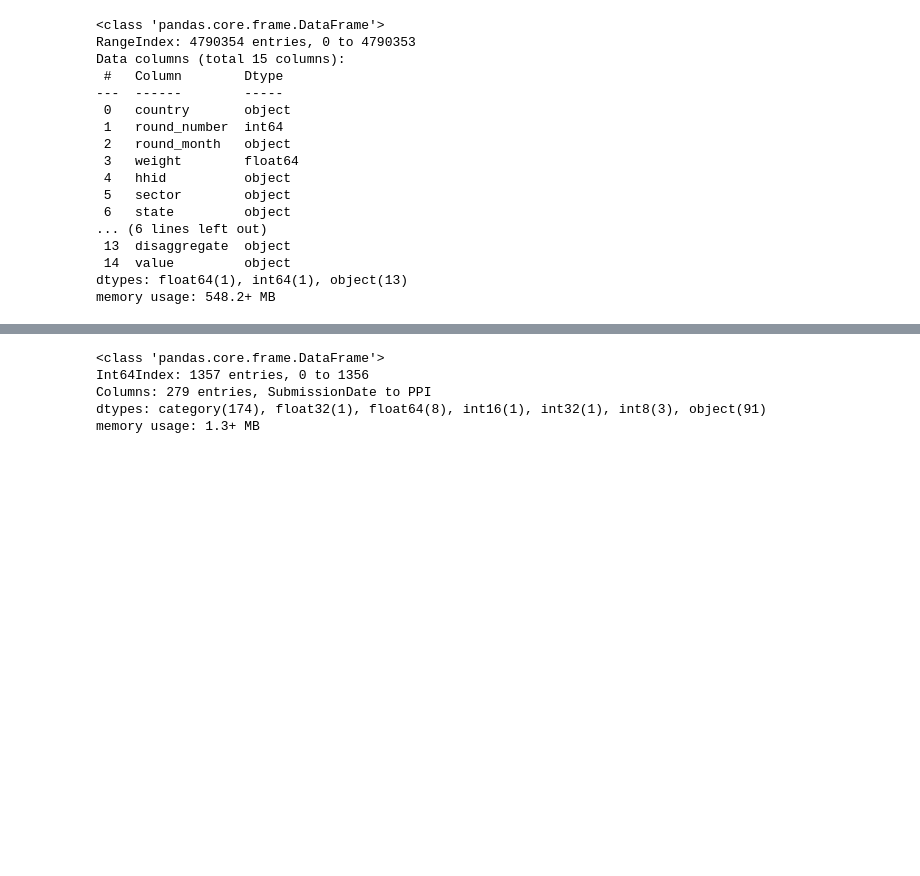
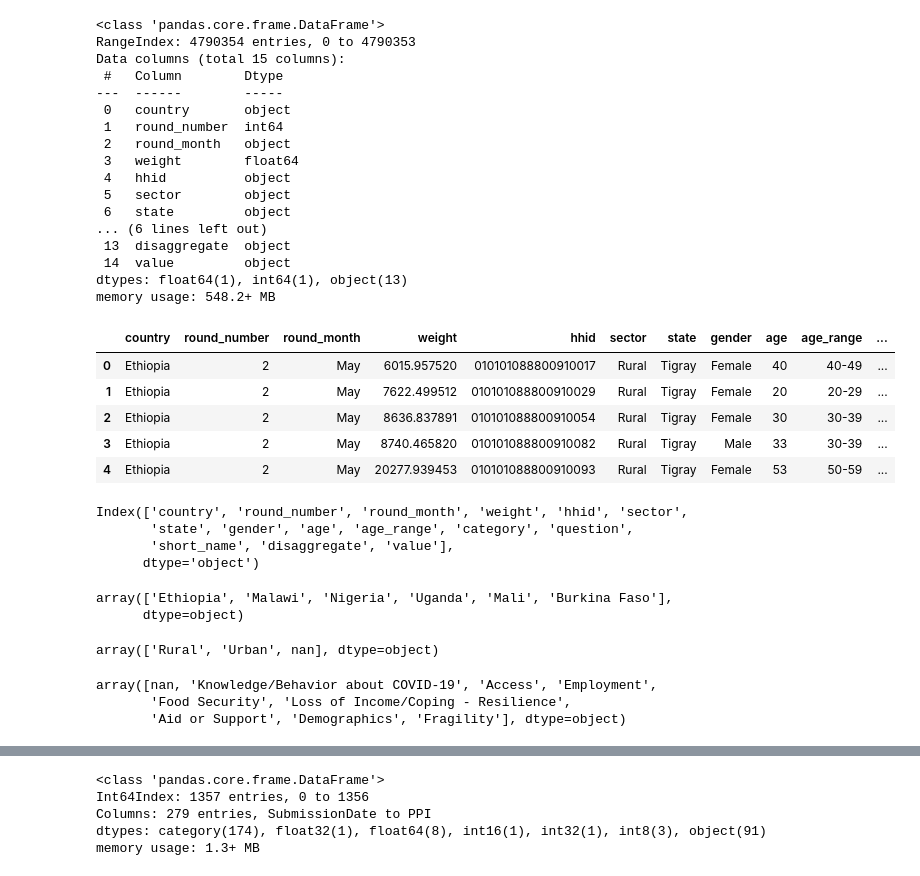
Before and after one commit to paultanger/COVID_SMEs, a Jupyter notebook: SME_data_EDA.ipynb, the cells around one changed output, grey strips where cells are left out. Drawn from its saved outputs; the diff is of its cells as text; code cells hidden in the pictures; blank space fills up the shorter version.

```diff
--- a/SME_data_EDA.ipynb
+++ b/SME_data_EDA.ipynb
@@ -22,3 +22,34 @@ Data columns (total 15 columns):
  14  value         object
 dtypes: float64(1), int64(1), object(13)
 memory usage: 548.2+ MB
+# %%
+data.head()
+# %% [output]
+|  | country | round_number | round_month | weight | hhid | sector | state | gender | age | age_range | ... |
+| 0 | Ethiopia | 2 | May | 6015.957520 | 010101088800910017 | Rural | Tigray | Female | 40 | 40-49 | ... |
+| 1 | Ethiopia | 2 | May | 7622.499512 | 010101088800910029 | Rural | Tigray | Female | 20 | 20-29 | ... |
+| 2 | Ethiopia | 2 | May | 8636.837891 | 010101088800910054 | Rural | Tigray | Female | 30 | 30-39 | ... |
+| 3 | Ethiopia | 2 | May | 8740.465820 | 010101088800910082 | Rural | Tigray | Male | 33 | 30-39 | ... |
+| 4 | Ethiopia | 2 | May | 20277.939453 | 010101088800910093 | Rural | Tigray | Female | 53 | 50-59 | ... |
+# %%
+data.columns
+# %% [output]
+Index(['country', 'round_number', 'round_month', 'weight', 'hhid', 'sector',
+       'state', 'gender', 'age', 'age_range', 'category', 'question',
+       'short_name', 'disaggregate', 'value'],
+      dtype='object')
+# %%
+data['country'].unique()
+# %% [output]
+array(['Ethiopia', 'Malawi', 'Nigeria', 'Uganda', 'Mali', 'Burkina Faso'],
+      dtype=object)
+# %%
+data['sector'].unique()
+# %% [output]
+array(['Rural', 'Urban', nan], dtype=object)
+# %%
+data['category'].unique()
+# %% [output]
+array([nan, 'Knowledge/Behavior about COVID-19', 'Access', 'Employment',
+       'Food Security', 'Loss of Income/Coping - Resilience',
+       'Aid or Support', 'Demographics', 'Fragility'], dtype=object)
```
Also changed, not shown: parts of 17 cells of this notebook, 1 other file.
